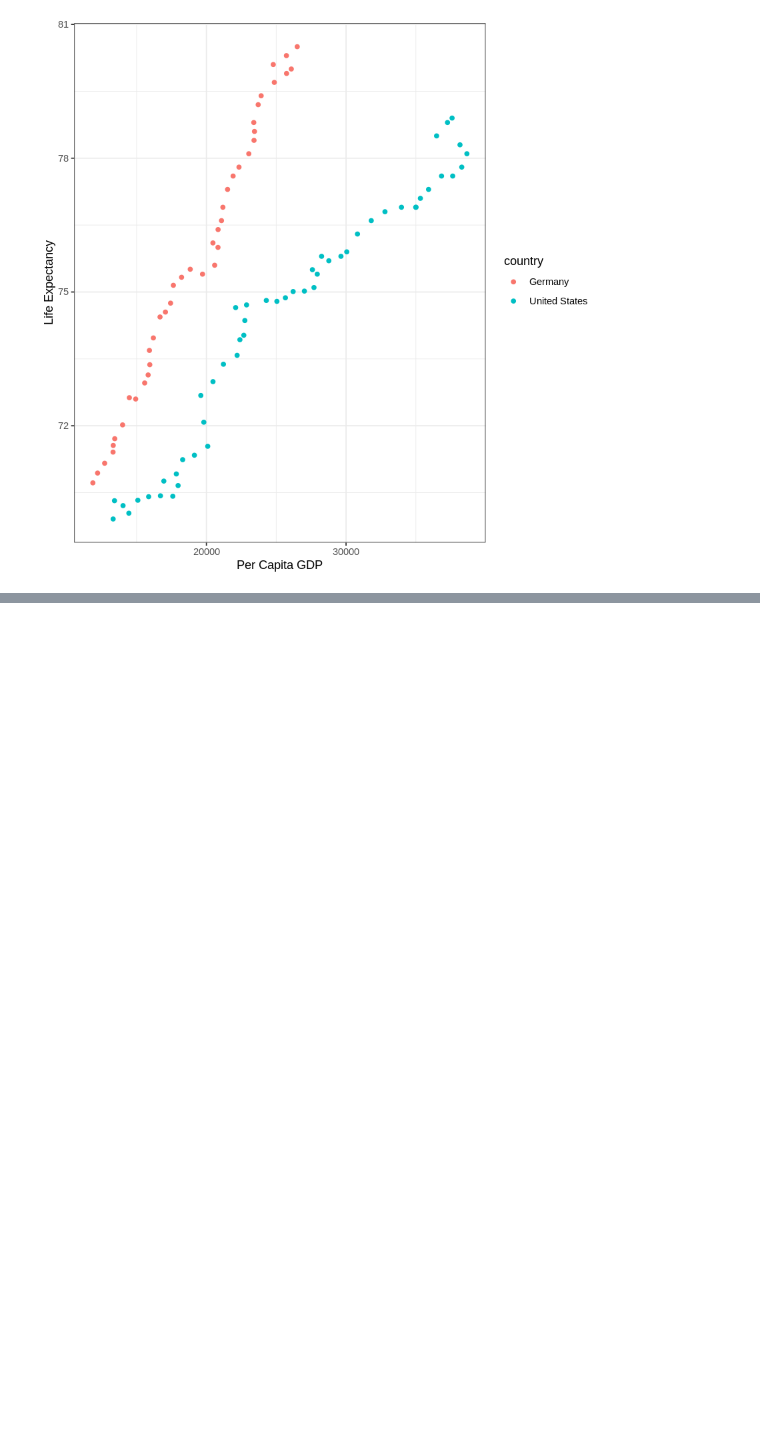
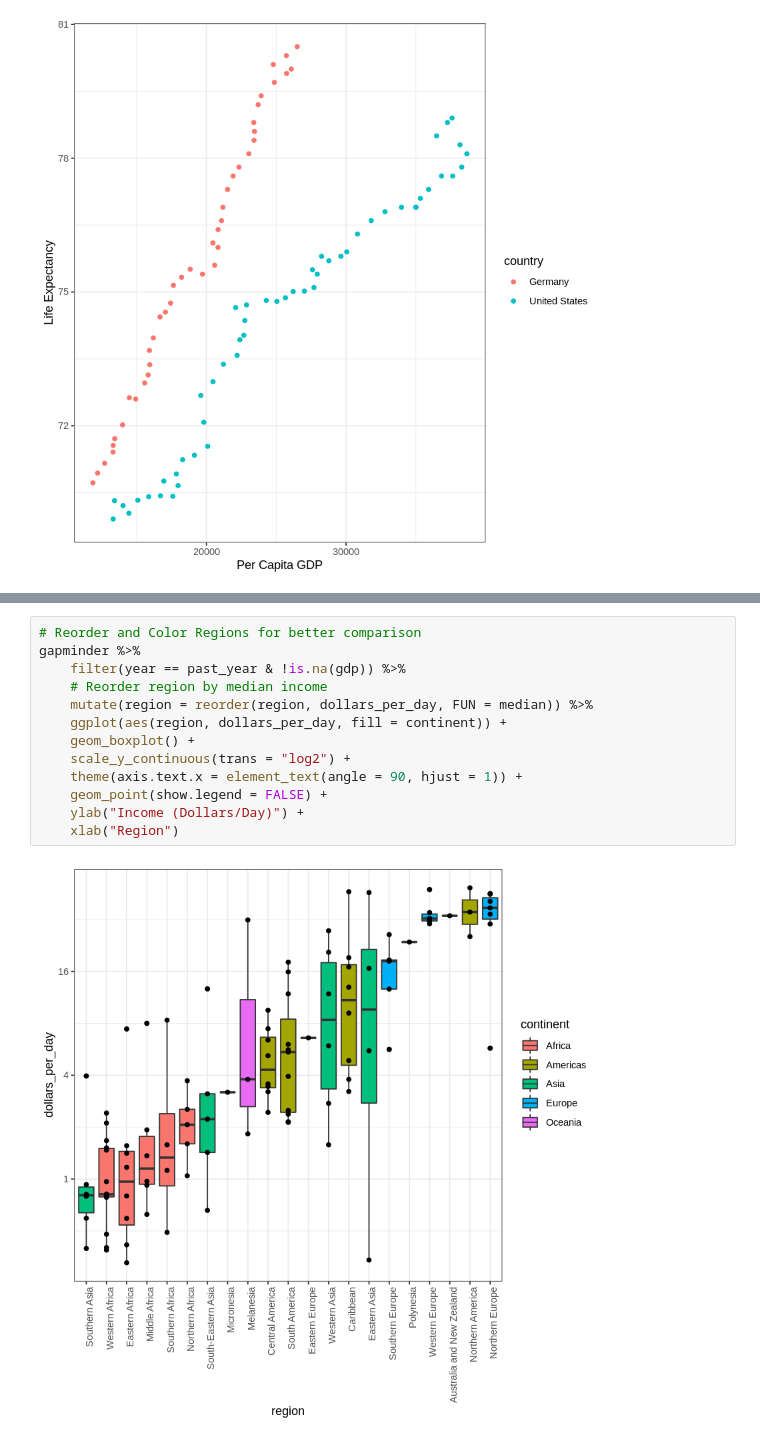
Before and after one commit to ashudva/Case_Studies, a Jupyter notebook: Gapminder/Gapminder.ipynb, the cells around one changed output, grey strips where cells are left out. Cells and saved outputs as stored; diff of their text form; blank space fills up the shorter version.

```diff
--- a/Gapminder/Gapminder.ipynb
+++ b/Gapminder/Gapminder.ipynb
@@ -183,0 +207,15 @@ gapminder %>%
+# %%
+# Reorder and Color Regions for better comparison
+gapminder %>%
+    filter(year == past_year & !is.na(gdp)) %>%
+    # Reorder region by median income
+    mutate(region = reorder(region, dollars_per_day, FUN = median)) %>%
+    ggplot(aes(region, dollars_per_day, fill = continent)) +
+    geom_boxplot() +
+    scale_y_continuous(trans = "log2") +
+    theme(axis.text.x = element_text(angle = 90, hjust = 1)) +
+    geom_point(show.legend = FALSE) +
+    ylab("Income (Dollars/Day)") +
+    xlab("Region")
+# %% [output]
+[figure, added]
```
Also changed, not shown: parts of 4 cells of this notebook.
